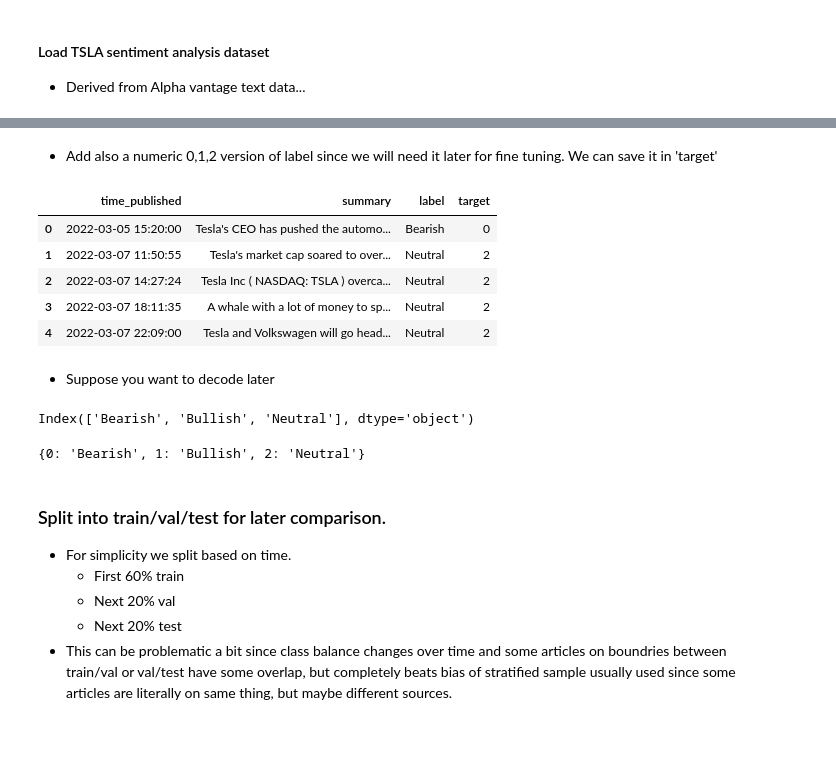
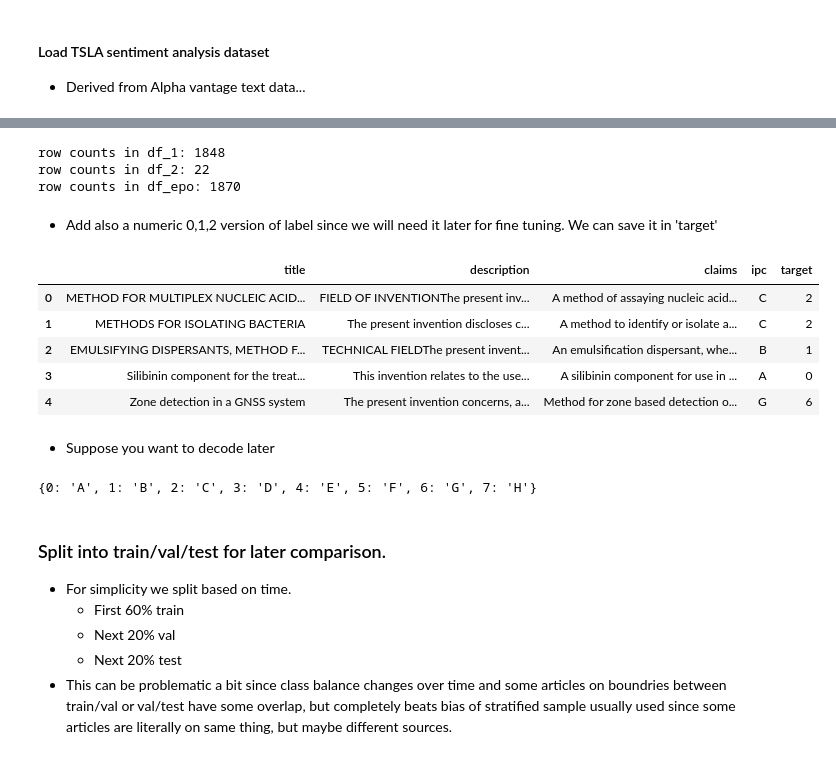
Before and after one commit to Tran-Le-Phuong-Lan/epo-2025, a Jupyter notebook: LLAMA_3_Fine_Tuning_for_Sequence_Classification_Actual_Video.ipynb, the cells around one changed output, grey strips where cells are left out. Drawn from its saved outputs; the diff is of its cells as text; code cells hidden in the pictures.

```diff
--- a/LLAMA_3_Fine_Tuning_for_Sequence_Classification_Actual_Video.ipynb
+++ b/LLAMA_3_Fine_Tuning_for_Sequence_Classification_Actual_Video.ipynb
@@ -177,0 +155,19 @@ df
+# %%
+# df = pd.read_csv("tsla_sentiment.csv")
+# df
+
+# ref:
+# [1] https://pandas.pydata.org/docs/reference/api/pandas.concat.html
+# [2] https://www.usepandas.com/csv/append-csv-files
+# combine pandas csv
+df_1 = pd.read_csv("/home/lephuonglantran/EPO2024/df_combine.csv")
+print(f"row counts in df_1: {len(df_1)}")
+df_2 = pd.read_csv("/home/lephuonglantran/EPO2024/df_combine_val.csv")
+print(f"row counts in df_2: {len(df_2)}")
+df = pd.concat([df_1, df_2], ignore_index=True)
+
+print(f"row counts in df_epo: {len(df)}")
+# %% [output]
+row counts in df_1: 1848
+row counts in df_2: 22
+row counts in df_epo: 1870
@@ -178,20 +176,20 @@ df
 # %% [markdown]
 * Add also a numeric 0,1,2 version of label since we will need it later for fine tuning. We can save it in 'target'
 # %%
-df['label']=df['label'].astype('category')
-df['target']=df['label'].cat.codes
+# df['label']=df['label'].astype('category')
+# df['target']=df['label'].cat.codes
 
+# df.head()
+
+df['ipc']=df['ipc'].astype('category')
+df['target']=df['ipc'].cat.codes
 df.head()
 # %% [output]
-|  | time_published | summary | label | target |
-| 0 | 2022-03-05 15:20:00 | Tesla's CEO has pushed the automo... | Bearish | 0 |
-| 1 | 2022-03-07 11:50:55 | Tesla's market cap soared to over... | Neutral | 2 |
-| 2 | 2022-03-07 14:27:24 | Tesla Inc ( NASDAQ: TSLA ) overca... | Neutral | 2 |
-| 3 | 2022-03-07 18:11:35 | A whale with a lot of money to sp... | Neutral | 2 |
-| 4 | 2022-03-07 22:09:00 | Tesla and Volkswagen will go head... | Neutral | 2 |
+|  | title | description | claims | ipc | target |
+| 0 | METHOD FOR MULTIPLEX NUCLEIC ACID... | FIELD OF INVENTIONThe present inv... | A method of assaying nucleic acid... | C | 2 |
+| 1 | METHODS FOR ISOLATING BACTERIA | The present invention discloses c... | A method to identify or isolate a... | C | 2 |
+| 2 | EMULSIFYING DISPERSANTS, METHOD F... | TECHNICAL FIELDThe present invent... | An emulsification dispersant, whe... | B | 1 |
+| 3 | Silibinin component for the treat... | This invention relates to the use... | A silibinin component for use in ... | A | 0 |
+| 4 | Zone detection in a GNSS system | The present invention concerns, a... | Method for zone based detection o... | G | 6 |
 # %% [markdown]
 * Suppose you want to decode later
-# %%
-df['label'].cat.categories
-# %% [output]
-Index(['Bearish', 'Bullish', 'Neutral'], dtype='object')
@@ -198,8 +204,10 @@ Index(['Bearish', 'Bullish', 'Neutral'], dtype='object')
 # %%
-category_map = {code: category for code, category in enumerate(df['label'].cat.categories)}
-category_map
+# category_map = {code: category for code, category in enumerate(df['label'].cat.categories)}
+# category_map
+# category_map = {code: category for code, category in enumerate(df['ipc'].cat.categories)}
+# category_map
 # %% [output]
-{0: 'Bearish', 1: 'Bullish', 2: 'Neutral'}
+{0: 'A', 1: 'B', 2: 'C', 3: 'D', 4: 'E', 5: 'F', 6: 'G', 7: 'H'}
 # %% [markdown]
 ### Split into train/val/test for later comparison.
 * For simplicity we split based on time.
```
Also changed, not shown: parts of 30 cells of this notebook, 1 other file.
